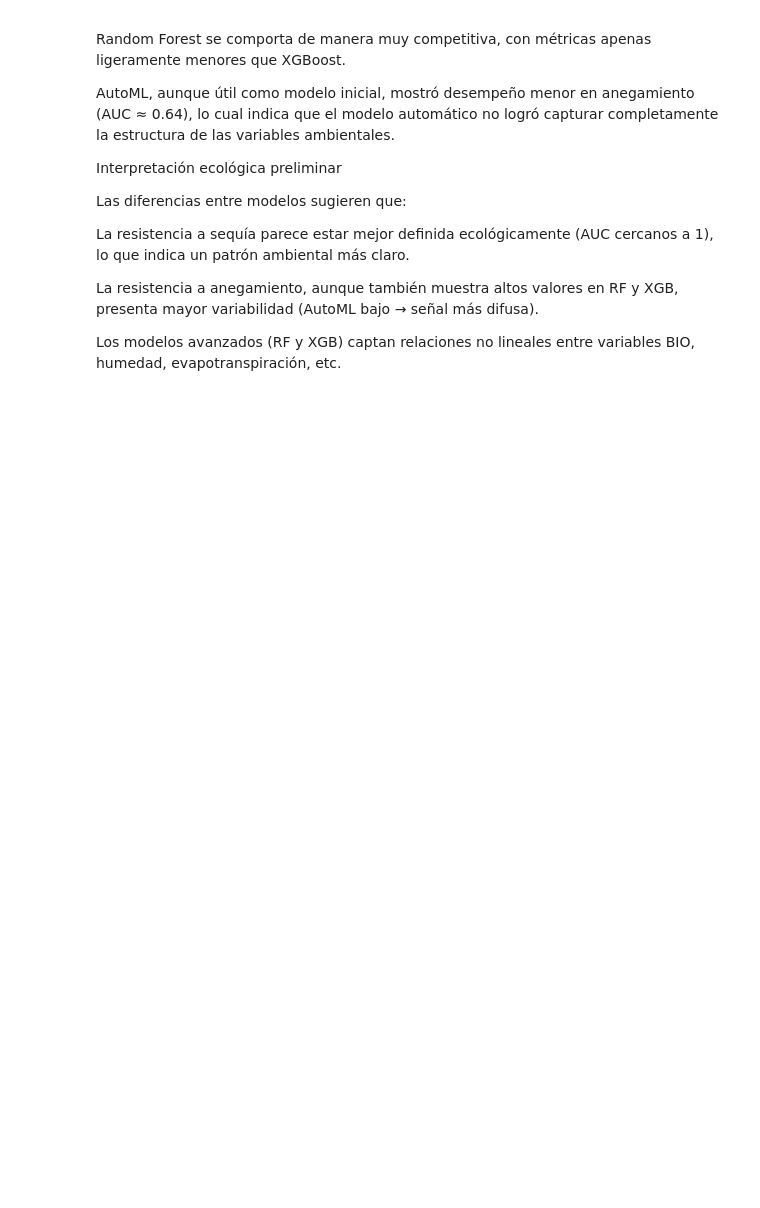
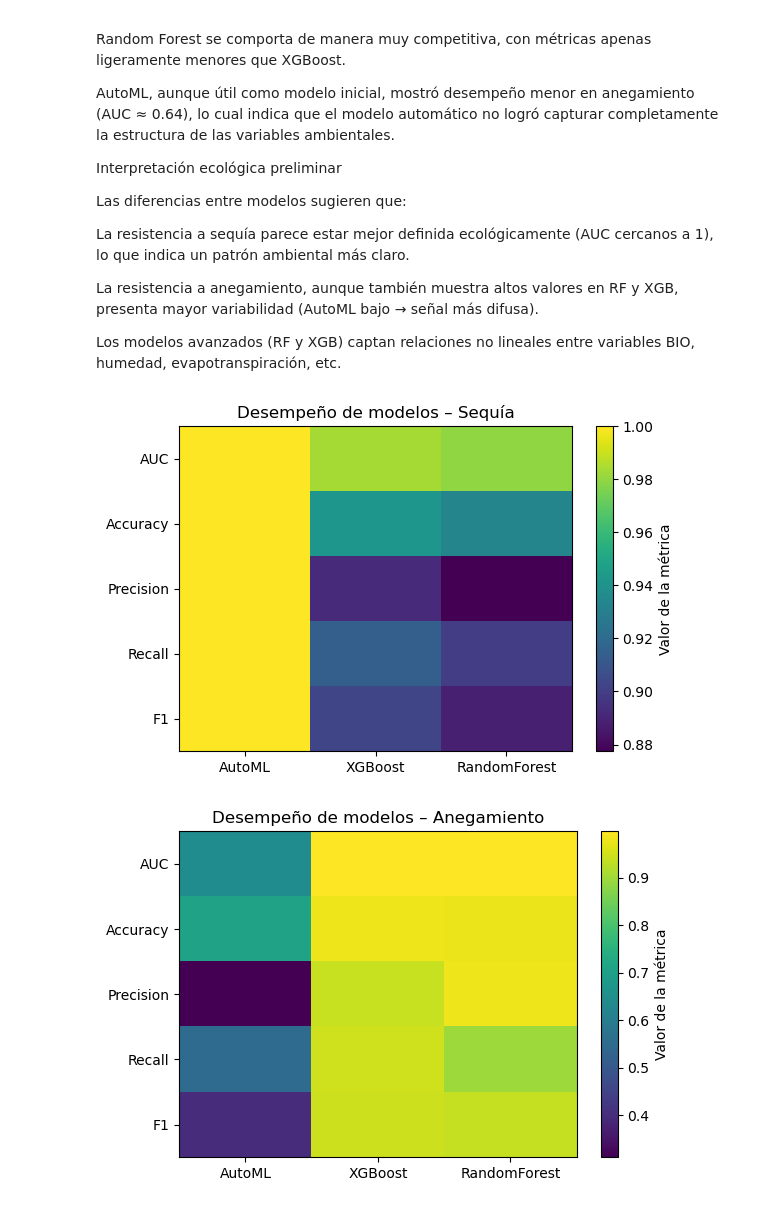
Before and after one commit to guillermounivalle/Proyecto_Maestria_2401736-7727, a Jupyter notebook: Python_Code/src/Analisis_Resultados/Analisis_Resultados.ipynb, the cells around one changed output. Drawn from its saved outputs; the diff is of its cells as text; code cells hidden in the pictures; blank space fills up the shorter version.

Commit message:
Creación de analisis de resultados usando FIGS

```diff
--- a/Python_Code/src/Analisis_Resultados/Analisis_Resultados.ipynb
+++ b/Python_Code/src/Analisis_Resultados/Analisis_Resultados.ipynb
@@ -166,3 +186,28 @@ La resistencia a sequía parece estar mejor definida ecológicamente (AUC cercan
 La resistencia a anegamiento, aunque también muestra altos valores en RF y XGB, presenta mayor variabilidad (AutoML bajo → señal más difusa).
 
 Los modelos avanzados (RF y XGB) captan relaciones no lineales entre variables BIO, humedad, evapotranspiración, etc.
+# %%
+import pandas as pd
+import matplotlib.pyplot as plt
+
+# Cargar resultados
+df = pd.read_csv("./dataset_salida/resultados_modelos_final.csv")
+
+metricas = ["AUC", "Accuracy", "Precision", "Recall", "F1"]
+
+for estres in df["estres"].unique():
+    sub = df[df["estres"] == estres].set_index("modelo")[metricas]
+
+    plt.figure(figsize=(6, 4))
+    im = plt.imshow(sub.T, aspect="auto")
+
+    plt.xticks(range(len(sub.index)), sub.index, rotation=0)
+    plt.yticks(range(len(metricas)), metricas)
+
+    plt.colorbar(im, label="Valor de la métrica")
+    plt.title(f"Desempeño de modelos – {estres.capitalize()}")
+    plt.tight_layout()
+    plt.show()
+# %% [output]
+[figure, added]
+[figure, added]
```
Also changed, not shown: parts of 14 cells of this notebook, 8 other files.
